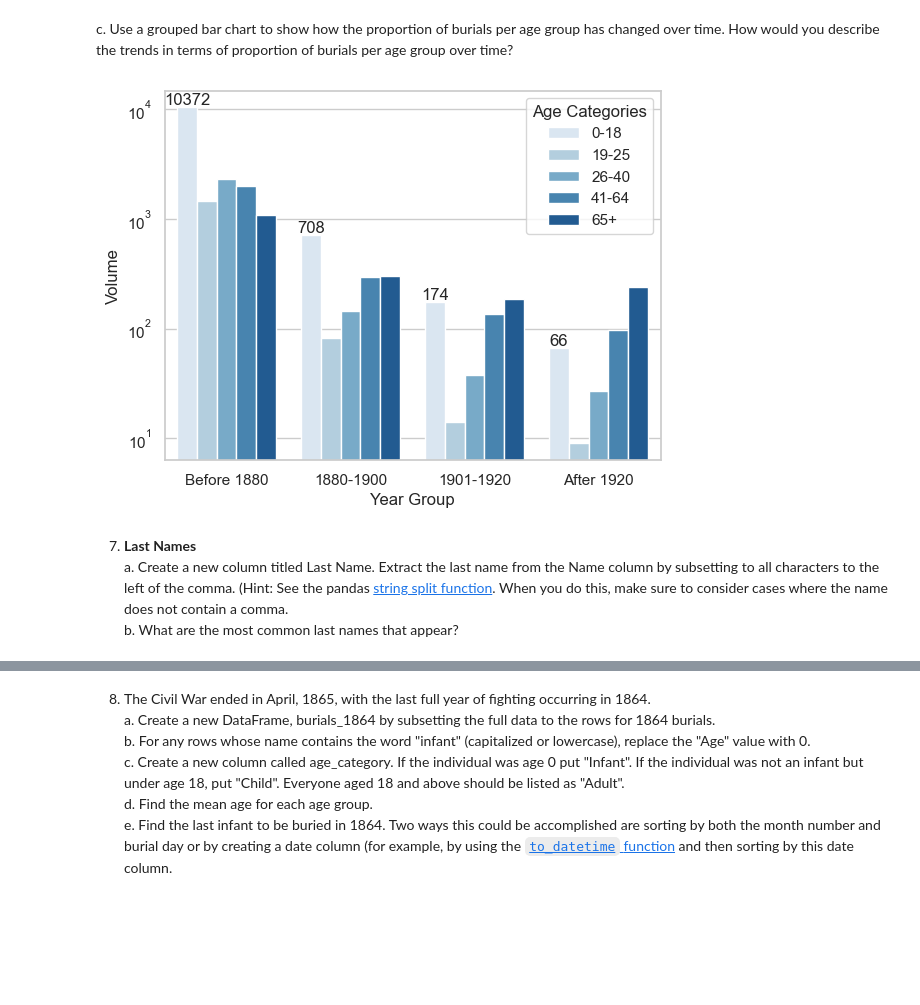
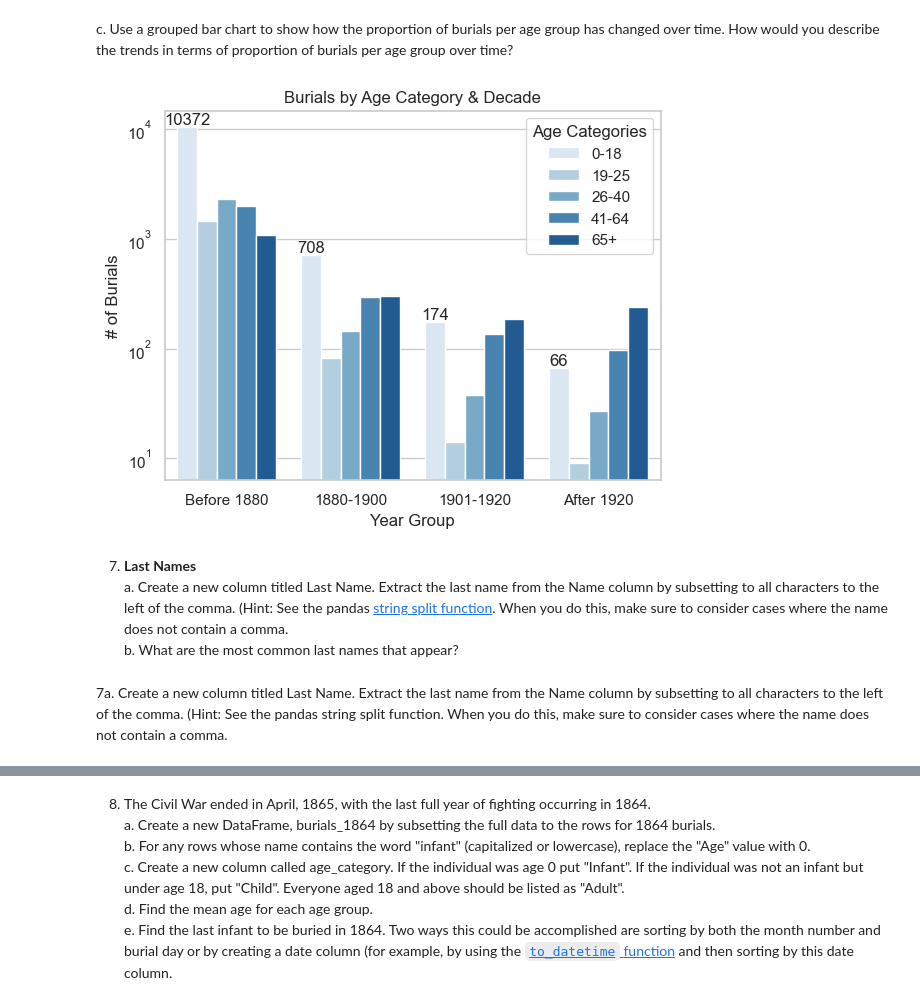
Before and after one commit to NSS-Data-Analytics-Cohort-10/advanced-pandas-elisianguyen, a Jupyter notebook: notebooks/advanced_pandas.ipynb, the cells around one changed output, grey strips where cells are left out. Saved outputs shown, nothing was run; the diff lists cells and outputs as text; code cells hidden in the pictures; blank space fills up the shorter version.

```diff
--- a/notebooks/advanced_pandas.ipynb
+++ b/notebooks/advanced_pandas.ipynb
@@ -401,20 +421,24 @@ c. Use a grouped bar chart to show how the proportion of burials per age group h
 # %%
 #fill with 1 to sum
 cc["Volume"]=1
 
 #group and sum
 prop = cc.groupby(["Year Group","Age Categories"])["Volume"].sum()
 prop = pd.DataFrame(prop)
 prop = prop.reset_index()
 #prop.info()
 #plot
 sns.set_theme(style="whitegrid")
 x = sns.barplot(prop, y="Volume", x="Year Group", hue="Age Categories", palette="Blues")
-plt.yscale('log')
-x.bar_label(x.containers[0]);
+plt.yscale("log")
+plt.ylabel("# of Burials")
+x.bar_label(x.containers[0])
+plt.title("Burials by Age Category & Decade");
 # %% [output]
-[figure, old version]
+[figure, new version]
 # %% [markdown]
 7. **Last Names**
     a. Create a new column titled Last Name. Extract the last name from the Name column by subsetting to all characters to the left of the comma. (Hint: See the pandas [string split function](https://pandas.pydata.org/docs/reference/api/pandas.Series.str.split.html). When you do this, make sure to consider cases where the name does not contain a comma.
     b. What are the most common last names that appear?
+# %% [markdown]
+7a. Create a new column titled Last Name. Extract the last name from the Name column by subsetting to all characters to the left of the comma. (Hint: See the pandas string split function. When you do this, make sure to consider cases where the name does not contain a comma.
```
Also changed, not shown: parts of 5 cells of this notebook.
